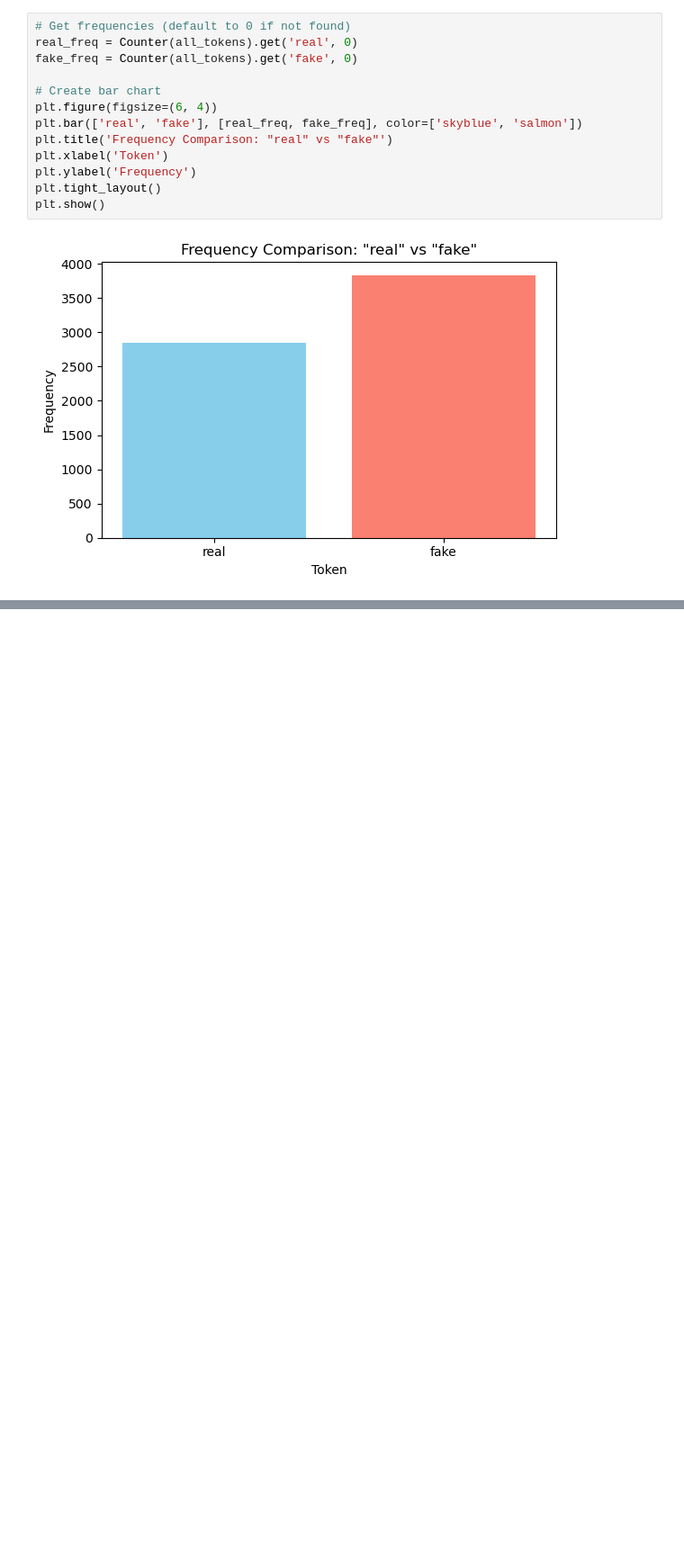
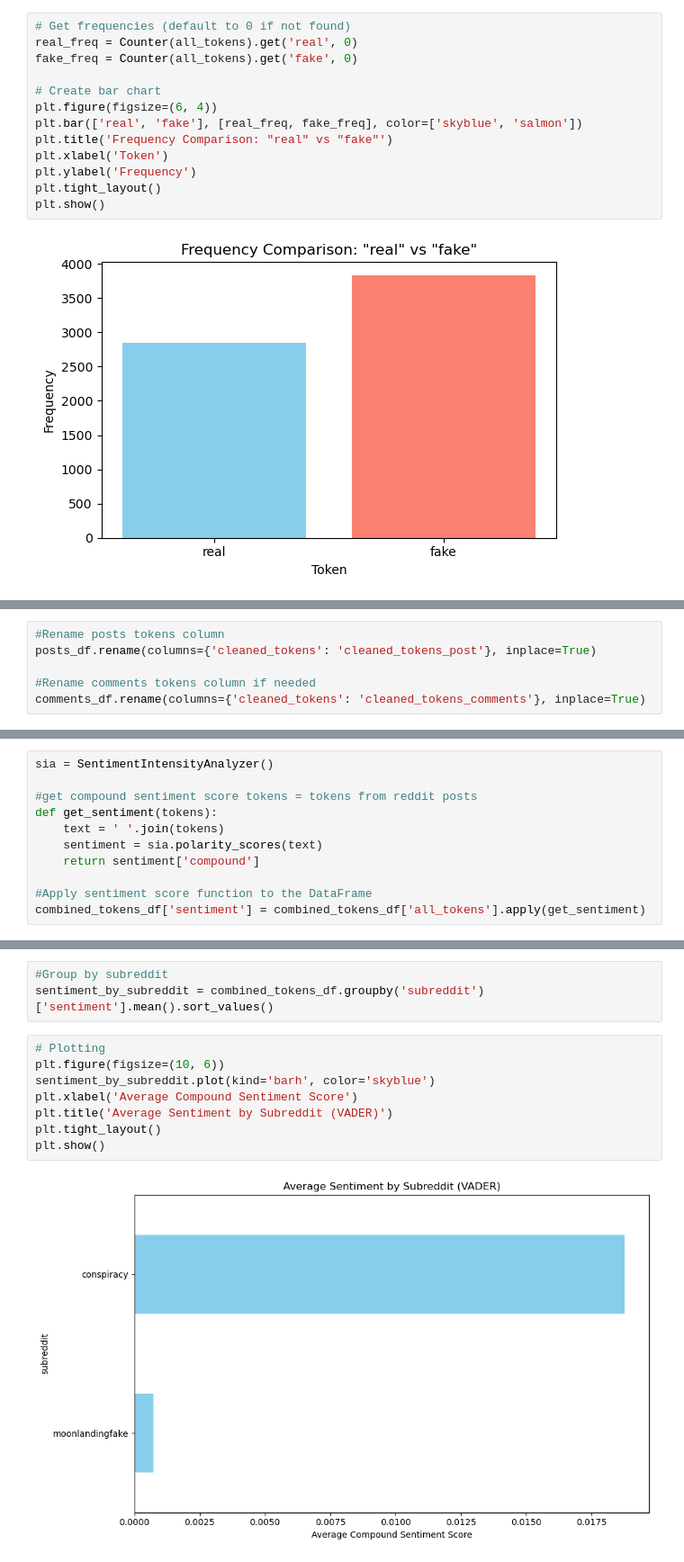
Before and after one commit to Ifaz111/Cosc2671_A2Group15, a Jupyter notebook: Group 15 Code.ipynb, the cells around one changed output, grey strips where cells are left out. Shown at 90% size. Saved outputs shown, nothing was run; the diff lists cells and outputs as text; blank space fills up the shorter version.

Commit message:
sentiment analysis

```diff
--- a/Group 15 Code.ipynb
+++ b/Group 15 Code.ipynb
@@ -229,0 +232,6 @@ plt.show()
+# %%
+#Rename posts tokens column
+posts_df.rename(columns={'cleaned_tokens': 'cleaned_tokens_post'}, inplace=True)
+
+#Rename comments tokens column if needed
+comments_df.rename(columns={'cleaned_tokens': 'cleaned_tokens_comments'}, inplace=True)
@@ -229,0 +280,11 @@ plt.show()
+# %%
+sia = SentimentIntensityAnalyzer()
+
+#get compound sentiment score tokens = tokens from reddit posts
+def get_sentiment(tokens):
+    text = ' '.join(tokens)
+    sentiment = sia.polarity_scores(text)
+    return sentiment['compound']
+
+#Apply sentiment score function to the DataFrame
+combined_tokens_df['sentiment'] = combined_tokens_df['all_tokens'].apply(get_sentiment)
@@ -229,0 +307,13 @@ plt.show()
+# %%
+#Group by subreddit
+sentiment_by_subreddit = combined_tokens_df.groupby('subreddit')['sentiment'].mean().sort_values()
+# %%
+# Plotting
+plt.figure(figsize=(10, 6))
+sentiment_by_subreddit.plot(kind='barh', color='skyblue')
+plt.xlabel('Average Compound Sentiment Score')
+plt.title('Average Sentiment by Subreddit (VADER)')
+plt.tight_layout()
+plt.show()
+# %% [output]
+[figure, added]
```
Also changed, not shown: parts of 5 cells of this notebook.
